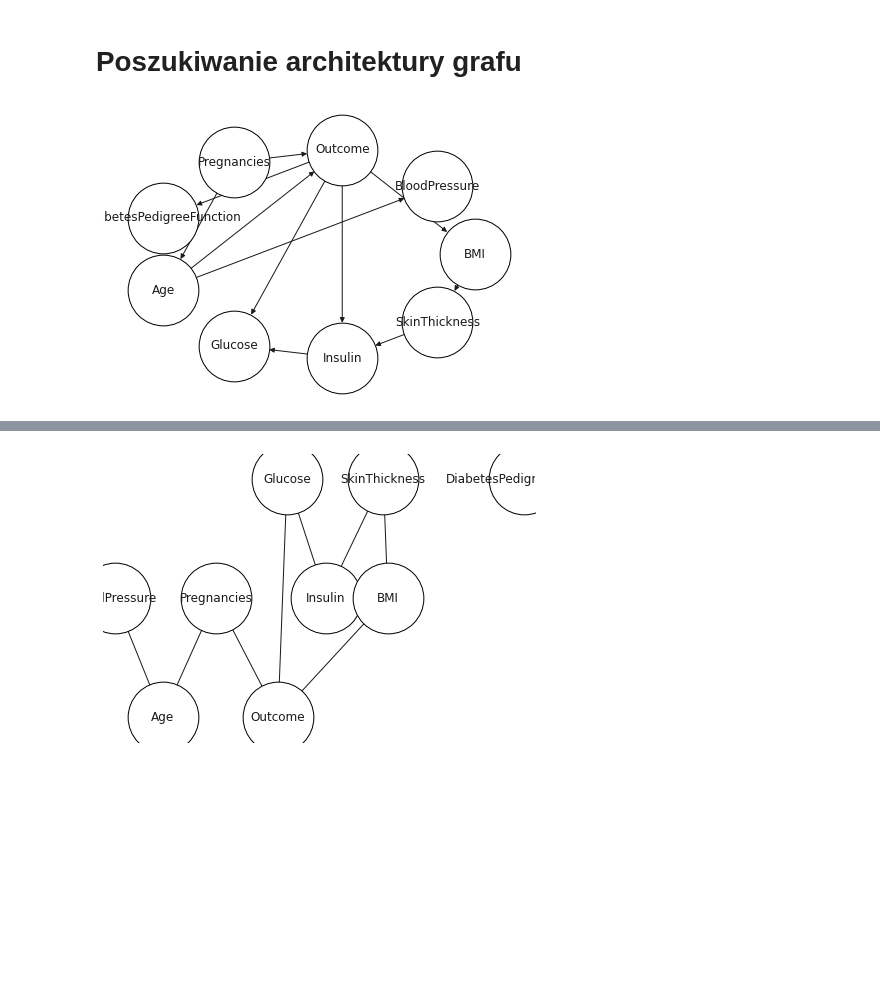
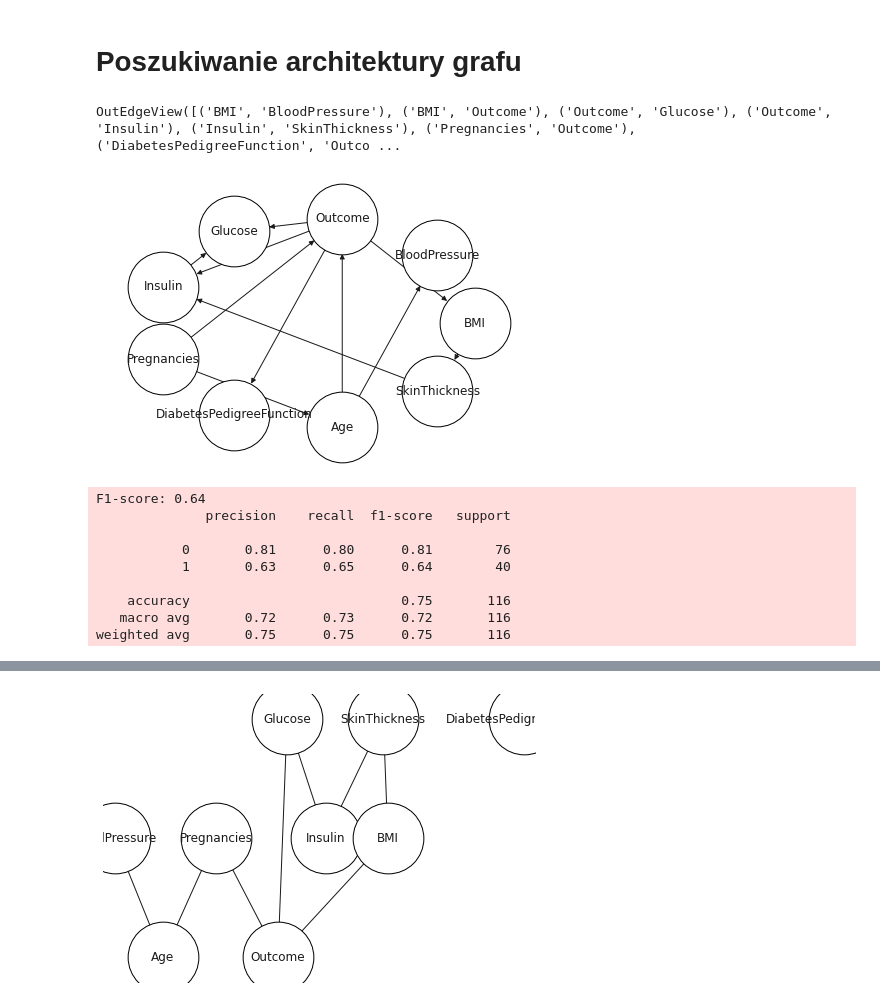
Before and after one commit to Stashq/p01-czwartek-11-Straburzynski-Raczy, a Jupyter notebook: PGM.ipynb, the cells around one changed output, grey strips where cells are left out. Saved outputs shown, nothing was run; the diff lists cells and outputs as text; code cells hidden in the pictures; blank space fills up the shorter version.

```diff
--- a/PGM.ipynb
+++ b/PGM.ipynb
@@ -69,4 +116,16 @@ draw(bn)
 # %%
+bn = BayesianModel([
+    ("BMI", "BloodPressure"),
+    ("BMI", "Outcome"),
+    ("Pregnancies", "Outcome"),
+    ("DiabetesPedigreeFunction", "Outcome"),
+    ("Age", "Outcome"),
+    ("Outcome", "Glucose"),
+    ("Outcome", "Insulin"),
+    ("Insulin", "SkinThickness"),
+])
+bn.fit(train)
+draw(bn)
 y_pred = bn.predict(test.drop(columns="Outcome"))
 f1 = get_f1_score(
     y_true=test["Outcome"],
@@ -86,13 +146,36 @@ weighted avg       0.71      0.72      0.71       116
 # %% [markdown]
 # Poszukiwanie architektury grafu
+# %%
+BayesianModel(list(bn.edges)).edges
+# %% [output]
+OutEdgeView([('BMI', 'BloodPressure'), ('BMI', 'Outcome'), ('Outcome', 'Glucose'), ('Outcome', 'Insulin'), ('Insulin', 'SkinThickness'), ('Pregnancies', 'Outcome'), ('DiabetesPedigreeFunction', 'Outco ...
 # %%
 from pgmpy.estimators import HillClimbSearch
 from pgmpy.estimators import K2Score
+from copy import deepcopy
 
-skeleton_hc = HillClimbSearch(df).estimate(
+
+bn_hc = HillClimbSearch(df).estimate(
     scoring_method=K2Score(df),
-    start_dag=bn,
+    start_dag=BayesianModel(list(bn.edges)),
 )
-draw(skeleton_hc, layout="kamada_kawai_layout", scale=40);
+draw(bn_hc, layout="kamada_kawai_layout", scale=40);
+model = bn_hc.copy()
+model.fit(train)
+y_pred = model.predict(test.drop(columns="Outcome"))
+f1 = get_f1_score(
+    y_true=test["Outcome"],
+    y_pred=y_pred,
+    verbose=2
+)
 # %% [output]
-[figure, old version]
+[figure, new version]
+F1-score: 0.64
+              precision    recall  f1-score   support
+
+           0       0.81      0.80      0.81        76
+           1       0.63      0.65      0.64        40
+
+    accuracy                           0.75       116
+   macro avg       0.72      0.73      0.72       116
+weighted avg       0.75      0.75      0.75       116
```
Also changed, not shown: parts of 10 cells of this notebook.
